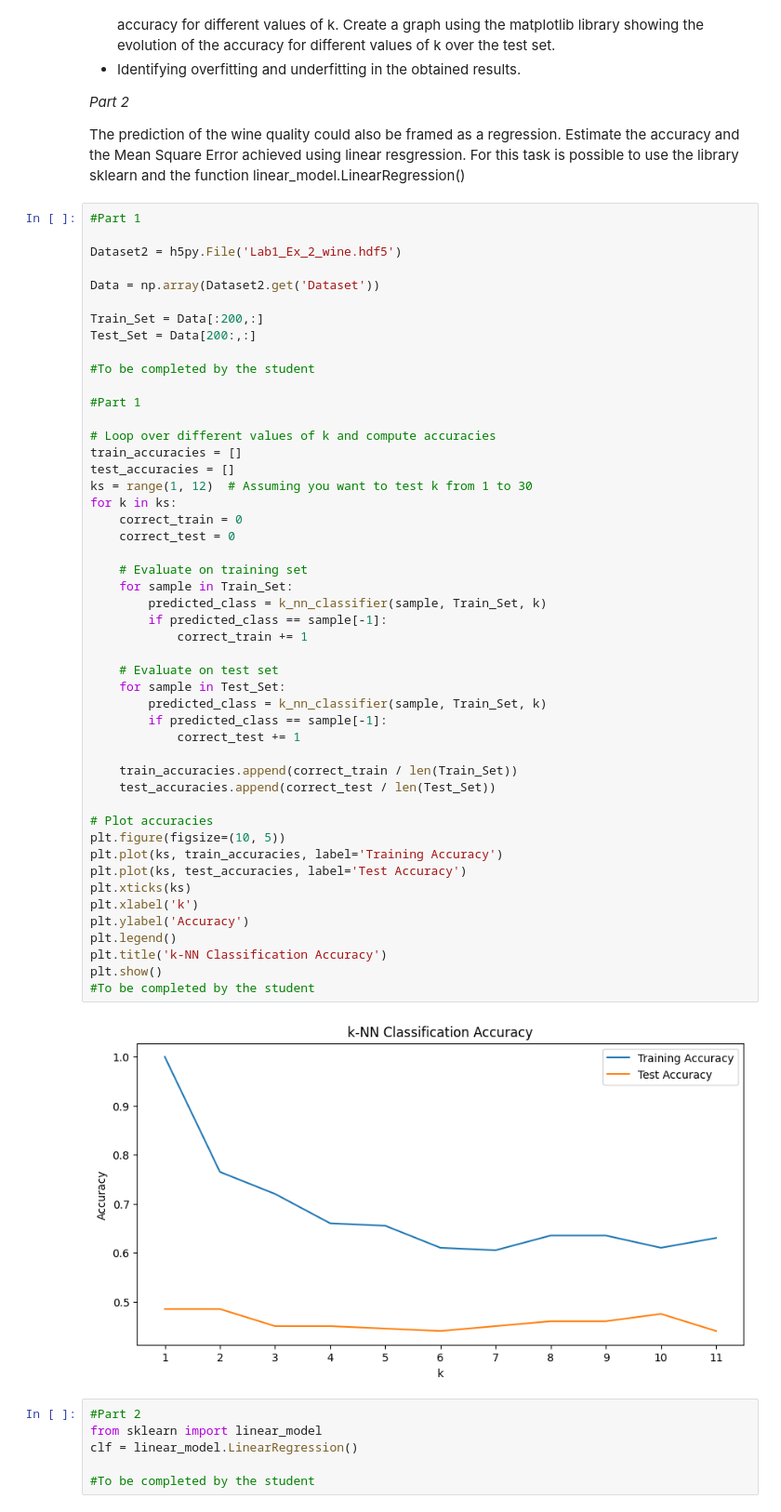
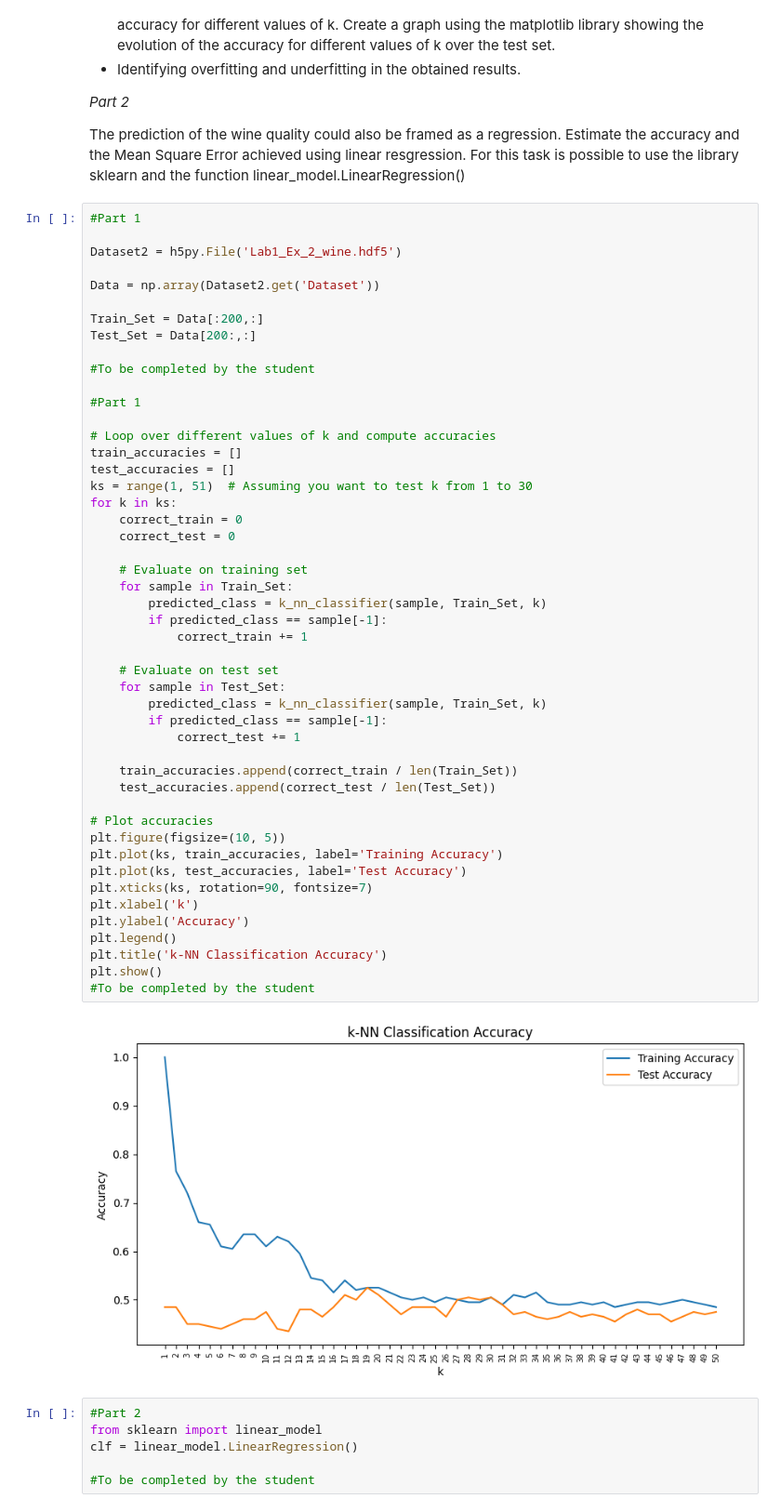
Before and after one commit to A-M-Alizadeh/Statistical-Labs, a Jupyter notebook: Stat Labs/Computer LAB 1/Lab1.ipynb, the cells around one changed output. Shown at 93% size. Cells and saved outputs as stored; diff of their text form.

```diff
--- a/Stat Labs/Computer LAB 1/Lab1.ipynb
+++ b/Stat Labs/Computer LAB 1/Lab1.ipynb
@@ -141,39 +141,39 @@ Test_Set = Data[200:,:]
 # Loop over different values of k and compute accuracies
 train_accuracies = []
 test_accuracies = []
-ks = range(1, 12)  # Assuming you want to test k from 1 to 30
+ks = range(1, 51)  # Assuming you want to test k from 1 to 30
 for k in ks:
     correct_train = 0
     correct_test = 0
 
     # Evaluate on training set
     for sample in Train_Set:
         predicted_class = k_nn_classifier(sample, Train_Set, k)
         if predicted_class == sample[-1]:
             correct_train += 1
 
     # Evaluate on test set
     for sample in Test_Set:
         predicted_class = k_nn_classifier(sample, Train_Set, k)
         if predicted_class == sample[-1]:
             correct_test += 1
 
     train_accuracies.append(correct_train / len(Train_Set))
     test_accuracies.append(correct_test / len(Test_Set))
 
 # Plot accuracies
 plt.figure(figsize=(10, 5))
 plt.plot(ks, train_accuracies, label='Training Accuracy')
 plt.plot(ks, test_accuracies, label='Test Accuracy')
-plt.xticks(ks)
+plt.xticks(ks, rotation=90, fontsize=7)
 plt.xlabel('k')
 plt.ylabel('Accuracy')
 plt.legend()
 plt.title('k-NN Classification Accuracy')
 plt.show()
 #To be completed by the student
 # %% [output]
-[figure, old version]
+[figure, new version]
 # %%
 #Part 2
 from sklearn import linear_model
```
